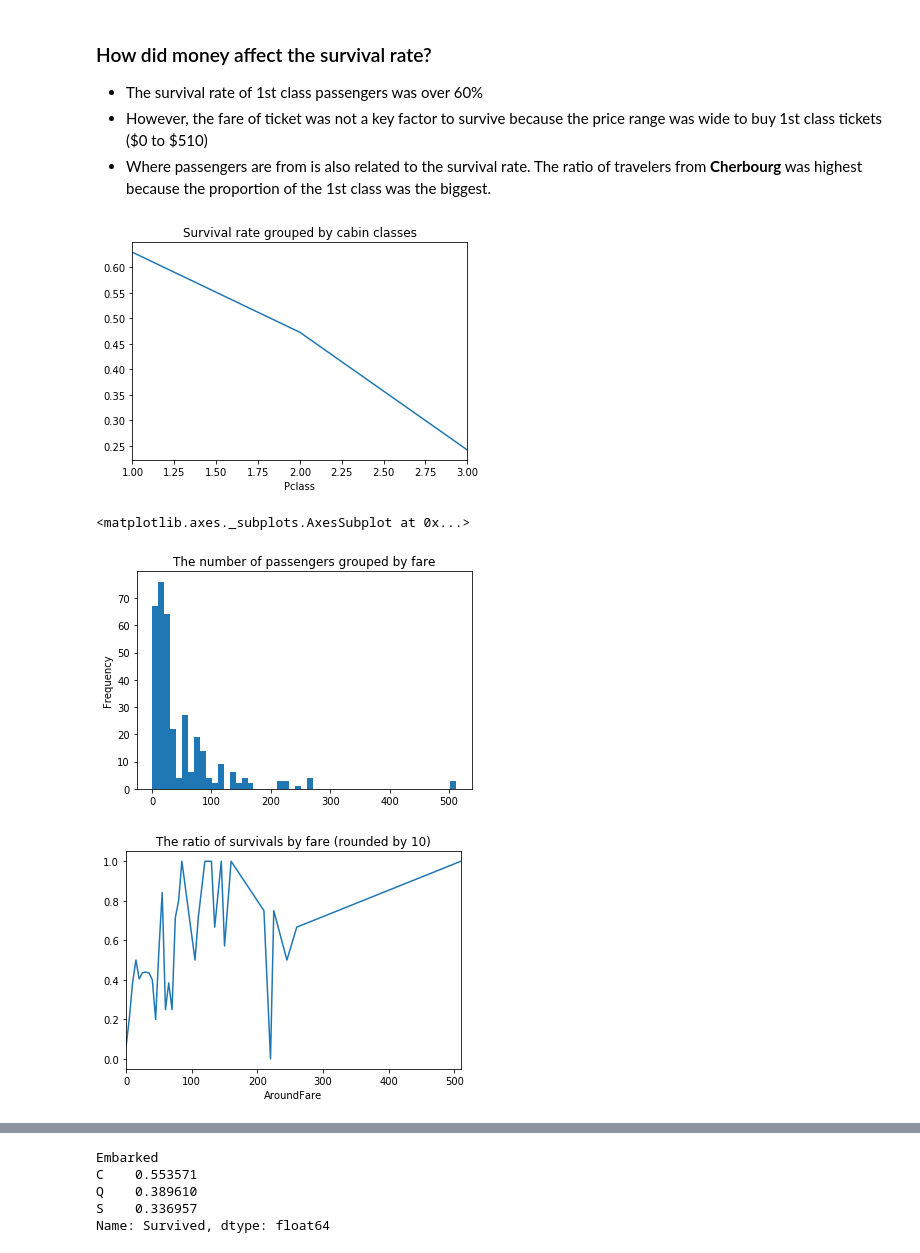
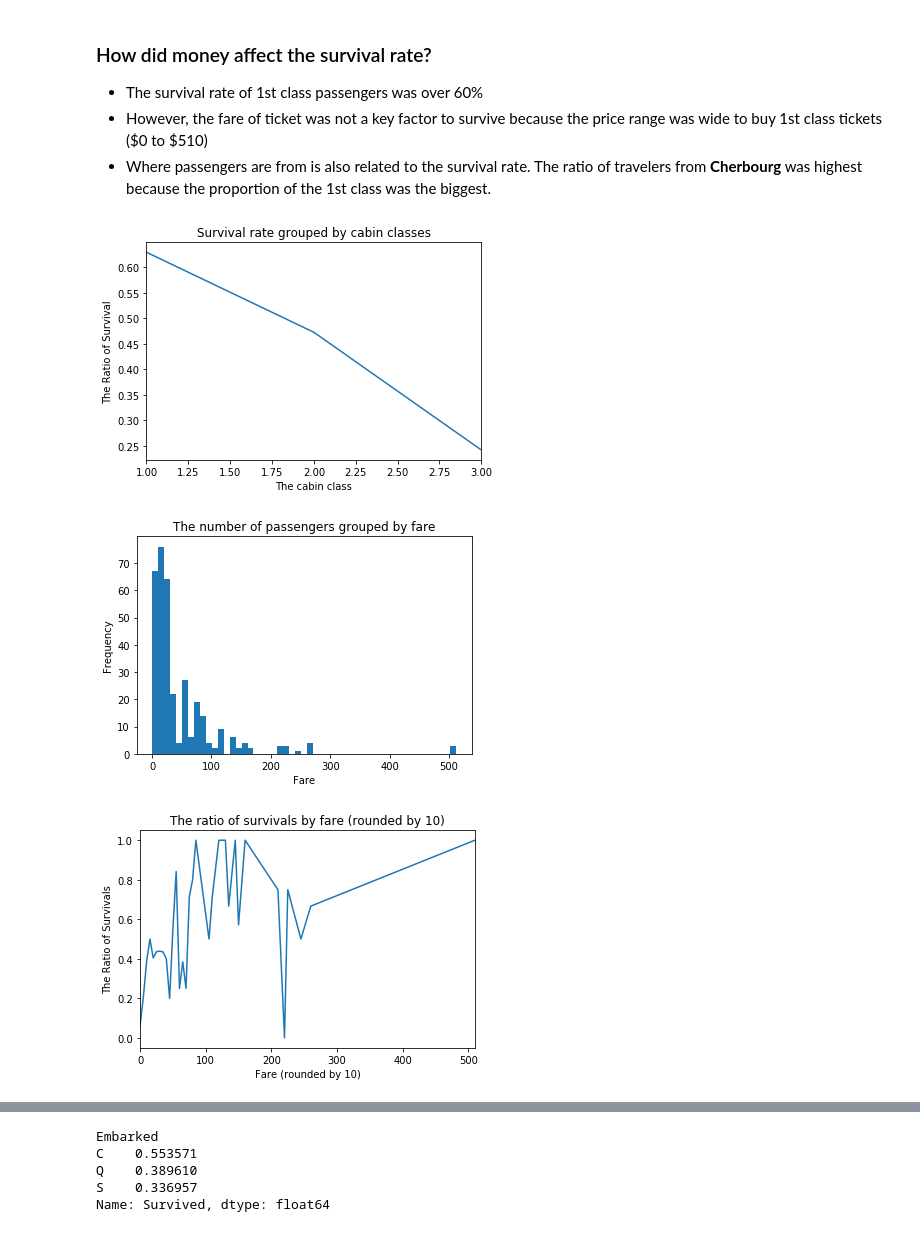
Before and after one commit to marcosdeseul/data-analysis, a Jupyter notebook: titanic-data-analysis/Titanic data.ipynb, the cells around one changed output, grey strips where cells are left out. Cells and saved outputs as stored; diff of their text form; code cells hidden in the pictures.

```diff
--- a/titanic-data-analysis/Titanic data.ipynb
+++ b/titanic-data-analysis/Titanic data.ipynb
@@ -73,3 +73,13 @@ def get_ratio_plot(target, title=None):
+# %%
+def get_histogram_plot(target, bins=10, title=None, xlabel=None, dropna=False):
+    assert(title is not None)
+    assert(xlabel is not None)
+
+    target_df = df[df["Survived"] == 1][target]
+    if dropna:
+        target_df = target_df.dropna()
+    ax = target_df.plot(kind="hist", bins=bins, title=title)
+    ax.set(xlabel=xlabel)
 # %% [markdown]
 ### General Information
 
@@ -254,19 +274,27 @@ dtype: float64
 - However, the fare of ticket was not a key factor to survive because the price range was wide to buy 1st class tickets (\$0 to \$510)
 - Where passengers are from is also related to the survival rate. The ratio of travelers from **Cherbourg** was highest because the proportion of the 1st class was the biggest.
 # %%
-get_ratio_plot("Pclass", title="Survival rate grouped by cabin classes")
+get_ratio_plot("Pclass",
+               title="Survival rate grouped by cabin classes",
+               xlabel="The cabin class",
+               ylabel="The Ratio of Survival")
 # %% [output]
-[figure, old version]
+[figure, new version]
 # %%
-df[df["Survived"] == 1]["Fare"].plot(kind="hist", bins=51, title="The number of passengers grouped by fare")
+get_histogram_plot("Fare",
+                   bins=51,
+                   title="The number of passengers grouped by fare",
+                   xlabel="Fare")
 # %% [output]
-<matplotlib.axes._subplots.AxesSubplot at 0x...>
-[figure, old version]
+[figure, new version]
 # %%
 df["AroundFare"] = df["Fare"] - df["Fare"] % 5
-get_ratio_plot("AroundFare", title="The ratio of survivals by fare (rounded by 10)")
+get_ratio_plot("AroundFare",
+               title="The ratio of survivals by fare (rounded by 10)",
+               xlabel="Fare (rounded by 10)",
+               ylabel="The Ratio of Survivals")
 # %% [output]
-[figure, old version]
+[figure, new version]
 # %%
 df.groupby(["AroundFare", "Pclass"])["Survived"].count()
 # %% [output]
```
Also changed, not shown: parts of 13 cells of this notebook, 2 other files.
